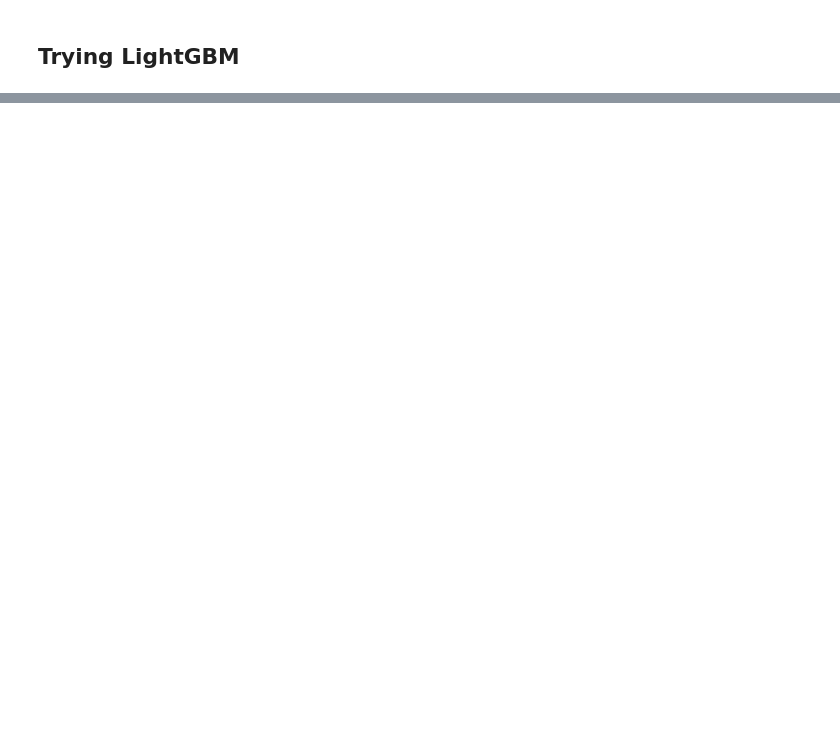
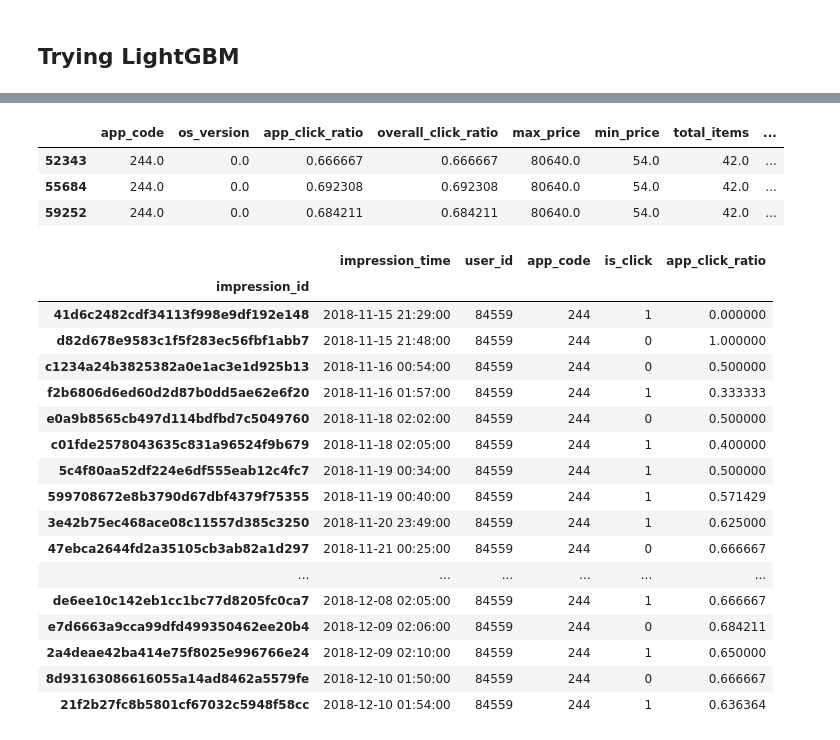
Before and after one commit to monilgudhka/wns_analytics_wizard_2019, a Jupyter notebook: wns_analytics_wizard.ipynb, the cells around one changed output, grey strips where cells are left out. Saved outputs shown, nothing was run; the diff lists cells and outputs as text; code cells hidden in the pictures; blank space fills up the shorter version.

```diff
--- a/wns_analytics_wizard.ipynb
+++ b/wns_analytics_wizard.ipynb
@@ -139,3 +130,6 @@ validate_test_df.head()
+# %%
+sorted_training = training_df.sort_values('impression_time')
+sorted_training.head()
 # %%
 mismatch = validate_test_df[validate_test_df.expected != validate_test_df.actual]
 mismatch.head()
@@ -207,3 +199,31 @@ training_df[(training_df.user_id==52382) & (training_df.click_ratio==0.0) & (tra
+# %%
+false_negative[false_negative.user_id==84559]
+# %% [output]
+|  | app_code | os_version | app_click_ratio | overall_click_ratio | max_price | min_price | total_items | ... |
+| 52343 | 244.0 | 0.0 | 0.666667 | 0.666667 | 80640.0 | 54.0 | 42.0 | ... |
+| 55684 | 244.0 | 0.0 | 0.692308 | 0.692308 | 80640.0 | 54.0 | 42.0 | ... |
+| 59252 | 244.0 | 0.0 | 0.684211 | 0.684211 | 80640.0 | 54.0 | 42.0 | ... |
+# %%
+sorted_training[sorted_training.user_id==84559][['impression_time','user_id','app_code','is_click','app_click_ratio']]
+# %% [output]
+|  | impression_time | user_id | app_code | is_click | app_click_ratio |
+| impression_id |  |  |  |  |  |
+| 41d6c2482cdf34113f998e9df192e148 | 2018-11-15 21:29:00 | 84559 | 244 | 1 | 0.000000 |
+| d82d678e9583c1f5f283ec56fbf1abb7 | 2018-11-15 21:48:00 | 84559 | 244 | 0 | 1.000000 |
+| c1234a24b3825382a0e1ac3e1d925b13 | 2018-11-16 00:54:00 | 84559 | 244 | 0 | 0.500000 |
+| f2b6806d6ed60d2d87b0dd5ae62e6f20 | 2018-11-16 01:57:00 | 84559 | 244 | 1 | 0.333333 |
+| e0a9b8565cb497d114bdfbd7c5049760 | 2018-11-18 02:02:00 | 84559 | 244 | 0 | 0.500000 |
+| c01fde2578043635c831a96524f9b679 | 2018-11-18 02:05:00 | 84559 | 244 | 1 | 0.400000 |
+| 5c4f80aa52df224e6df555eab12c4fc7 | 2018-11-19 00:34:00 | 84559 | 244 | 1 | 0.500000 |
+| 599708672e8b3790d67dbf4379f75355 | 2018-11-19 00:40:00 | 84559 | 244 | 1 | 0.571429 |
+| 3e42b75ec468ace08c11557d385c3250 | 2018-11-20 23:49:00 | 84559 | 244 | 1 | 0.625000 |
+| 47ebca2644fd2a35105cb3ab82a1d297 | 2018-11-21 00:25:00 | 84559 | 244 | 0 | 0.666667 |
+| ... | ... | ... | ... | ... | ... |
+| de6ee10c142eb1cc1bc77d8205fc0ca7 | 2018-12-08 02:05:00 | 84559 | 244 | 1 | 0.666667 |
+| e7d6663a9cca99dfd499350462ee20b4 | 2018-12-09 02:06:00 | 84559 | 244 | 0 | 0.684211 |
+| 2a4deae42ba414e75f8025e996766e24 | 2018-12-09 02:10:00 | 84559 | 244 | 1 | 0.650000 |
+| 8d93163086616055a14ad8462a5579fe | 2018-12-10 01:50:00 | 84559 | 244 | 0 | 0.666667 |
+| 21f2b27fc8b5801cf67032c5948f58cc | 2018-12-10 01:54:00 | 84559 | 244 | 1 | 0.636364 |
 # %%
 previous_record = time_series_user_data.loc[(52737, 32), :][:'2018-11-30 11:52:00'][:-1]
 total_ads = previous_record.shape[0]
```
Also changed, not shown: parts of 15 cells of this notebook.
